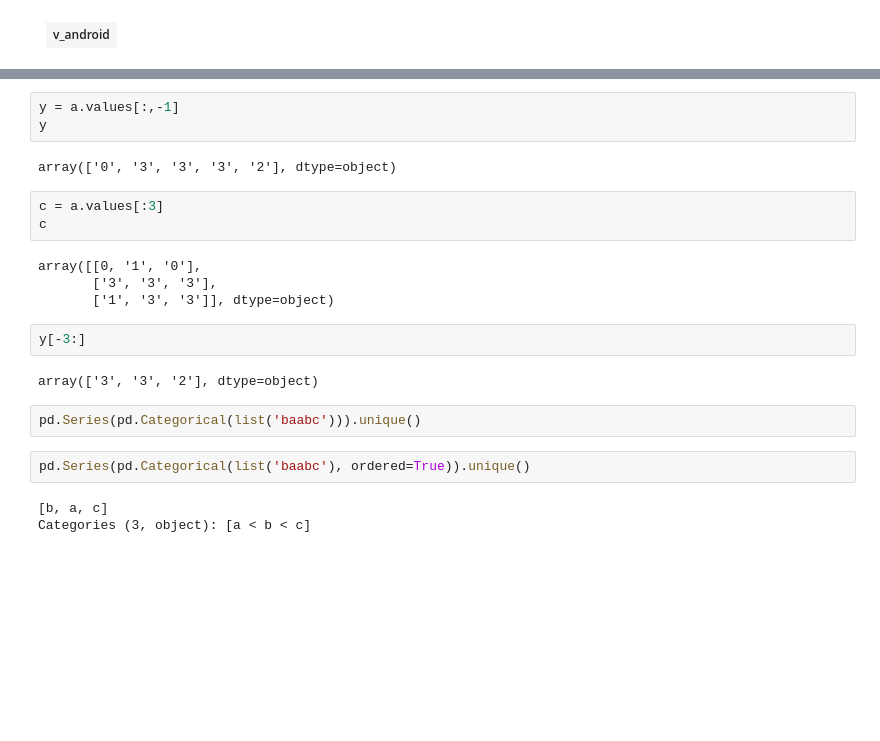
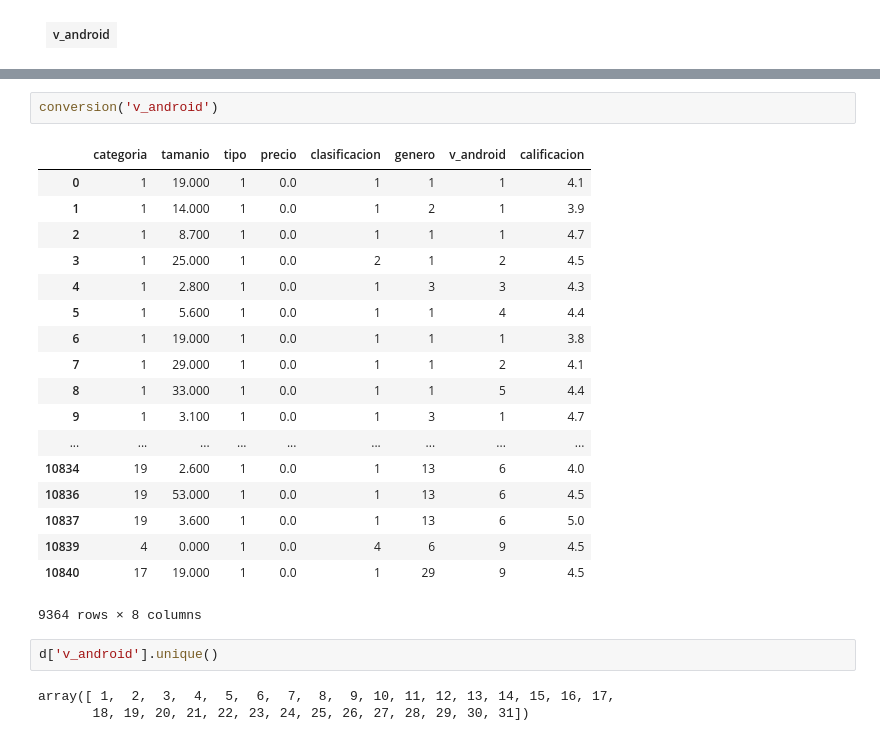
Before and after one commit to OscarAnCorzo/precalificador_apps, a Jupyter notebook: notebook/proyecto.ipynb, the cells around one changed output, grey strips where cells are left out. Drawn from its saved outputs; the diff is of its cells as text; blank space fills up the shorter version.

```diff
--- a/notebook/proyecto.ipynb
+++ b/notebook/proyecto.ipynb
@@ -602,23 +622,26 @@ array([[0, '1'],
-# %%
-y = a.values[:,-1]
-y
-# %% [output]
-array(['0', '3', '3', '3', '2'], dtype=object)
-# %%
-c = a.values[:3]
-c
-# %% [output]
-array([[0, '1', '0'],
-       ['3', '3', '3'],
-       ['1', '3', '3']], dtype=object)
-# %%
-y[-3:]
-# %% [output]
-array(['3', '3', '2'], dtype=object)
-# %%
-pd.Series(pd.Categorical(list('baabc'))).unique()
-# %%
-pd.Series(pd.Categorical(list('baabc'), ordered=True)).unique()
-# %% [output]
-[b, a, c]
-Categories (3, object): [a < b < c]
+# %%
+conversion('v_android')
+# %% [output]
+|  | categoria | tamanio | tipo | precio | clasificacion | genero | v_android | calificacion |
+| 0 | 1 | 19.000 | 1 | 0.0 | 1 | 1 | 1 | 4.1 |
+| 1 | 1 | 14.000 | 1 | 0.0 | 1 | 2 | 1 | 3.9 |
+| 2 | 1 | 8.700 | 1 | 0.0 | 1 | 1 | 1 | 4.7 |
+| 3 | 1 | 25.000 | 1 | 0.0 | 2 | 1 | 2 | 4.5 |
+| 4 | 1 | 2.800 | 1 | 0.0 | 1 | 3 | 3 | 4.3 |
+| 5 | 1 | 5.600 | 1 | 0.0 | 1 | 1 | 4 | 4.4 |
+| 6 | 1 | 19.000 | 1 | 0.0 | 1 | 1 | 1 | 3.8 |
+| 7 | 1 | 29.000 | 1 | 0.0 | 1 | 1 | 2 | 4.1 |
+| 8 | 1 | 33.000 | 1 | 0.0 | 1 | 1 | 5 | 4.4 |
+| 9 | 1 | 3.100 | 1 | 0.0 | 1 | 3 | 1 | 4.7 |
+| ... | ... | ... | ... | ... | ... | ... | ... | ... |
+| 10834 | 19 | 2.600 | 1 | 0.0 | 1 | 13 | 6 | 4.0 |
+| 10836 | 19 | 53.000 | 1 | 0.0 | 1 | 13 | 6 | 4.5 |
+| 10837 | 19 | 3.600 | 1 | 0.0 | 1 | 13 | 6 | 5.0 |
+| 10839 | 4 | 0.000 | 1 | 0.0 | 4 | 6 | 9 | 4.5 |
+| 10840 | 17 | 19.000 | 1 | 0.0 | 1 | 29 | 9 | 4.5 |
+9364 rows × 8 columns
+# %%
+d['v_android'].unique()
+# %% [output]
+array([ 1,  2,  3,  4,  5,  6,  7,  8,  9, 10, 11, 12, 13, 14, 15, 16, 17,
+       18, 19, 20, 21, 22, 23, 24, 25, 26, 27, 28, 29, 30, 31])
```
Also changed, not shown: parts of 32 cells of this notebook.
